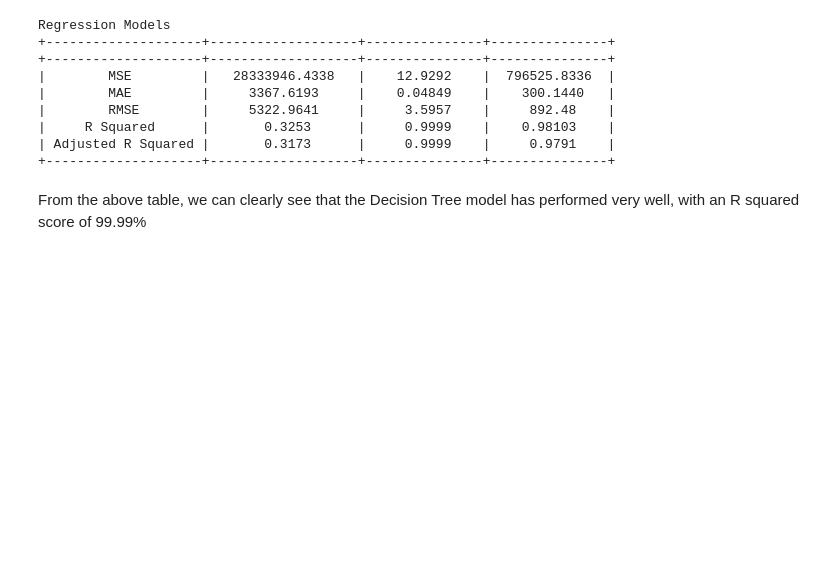
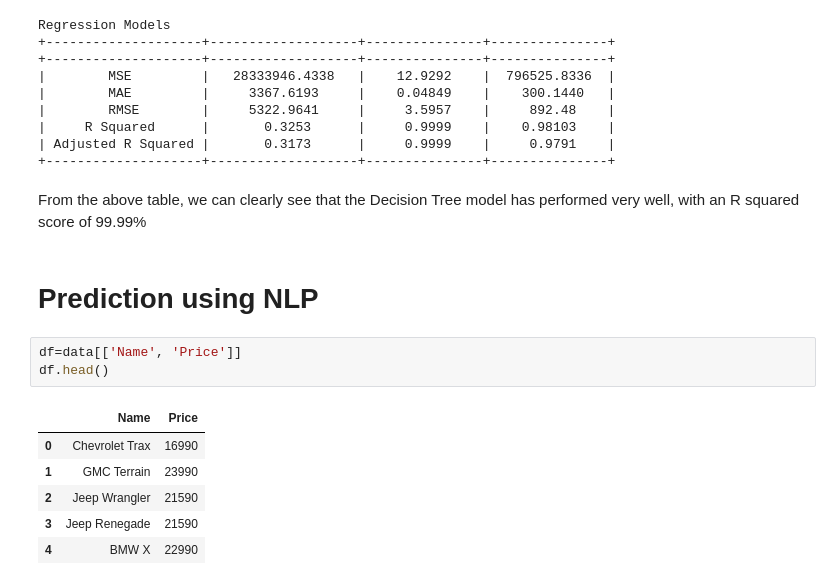
Before and after one commit to smithakishan/projects, a Jupyter notebook: used-car-price-prediction.ipynb, the cells around one changed output. Drawn from its saved outputs; the diff is of its cells as text; blank space fills up the shorter version.

Commit message:
Kaggle Notebook | Used car price prediction | Version 4

```diff
--- a/used-car-price-prediction.ipynb
+++ b/used-car-price-prediction.ipynb
@@ -503,3 +484,15 @@ Regression Models
 +--------------------+-------------------+---------------+---------------+
 # %% [markdown]
 From the above table, we can clearly see that the Decision Tree model has performed very well, with an R squared score of 99.99%
+# %% [markdown]
+# Prediction using NLP
+# %%
+df=data[['Name', 'Price']]
+df.head()
+# %% [output]
+|  | Name | Price |
+| 0 | Chevrolet Trax | 16990 |
+| 1 | GMC Terrain | 23990 |
+| 2 | Jeep Wrangler | 21590 |
+| 3 | Jeep Renegade | 21590 |
+| 4 | BMW X | 22990 |
```
Also changed, not shown: parts of 27 cells of this notebook.
